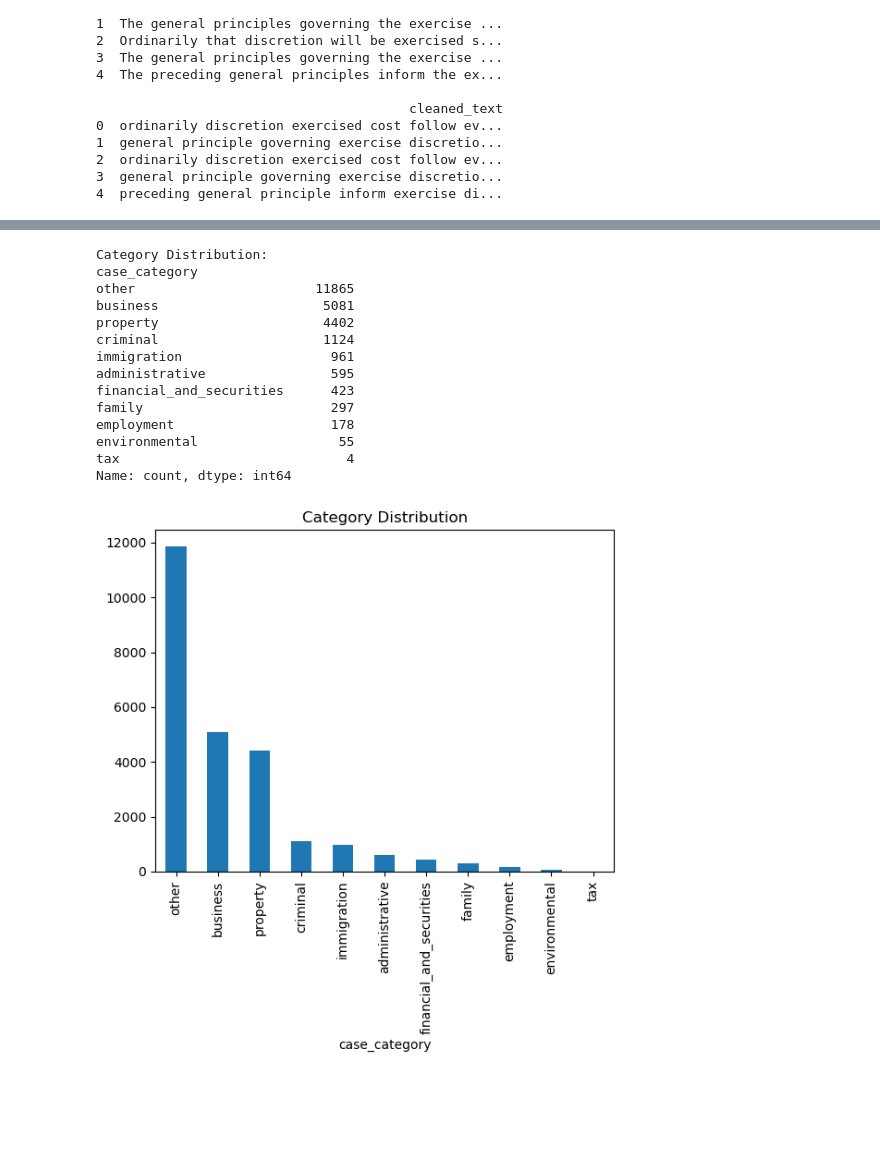
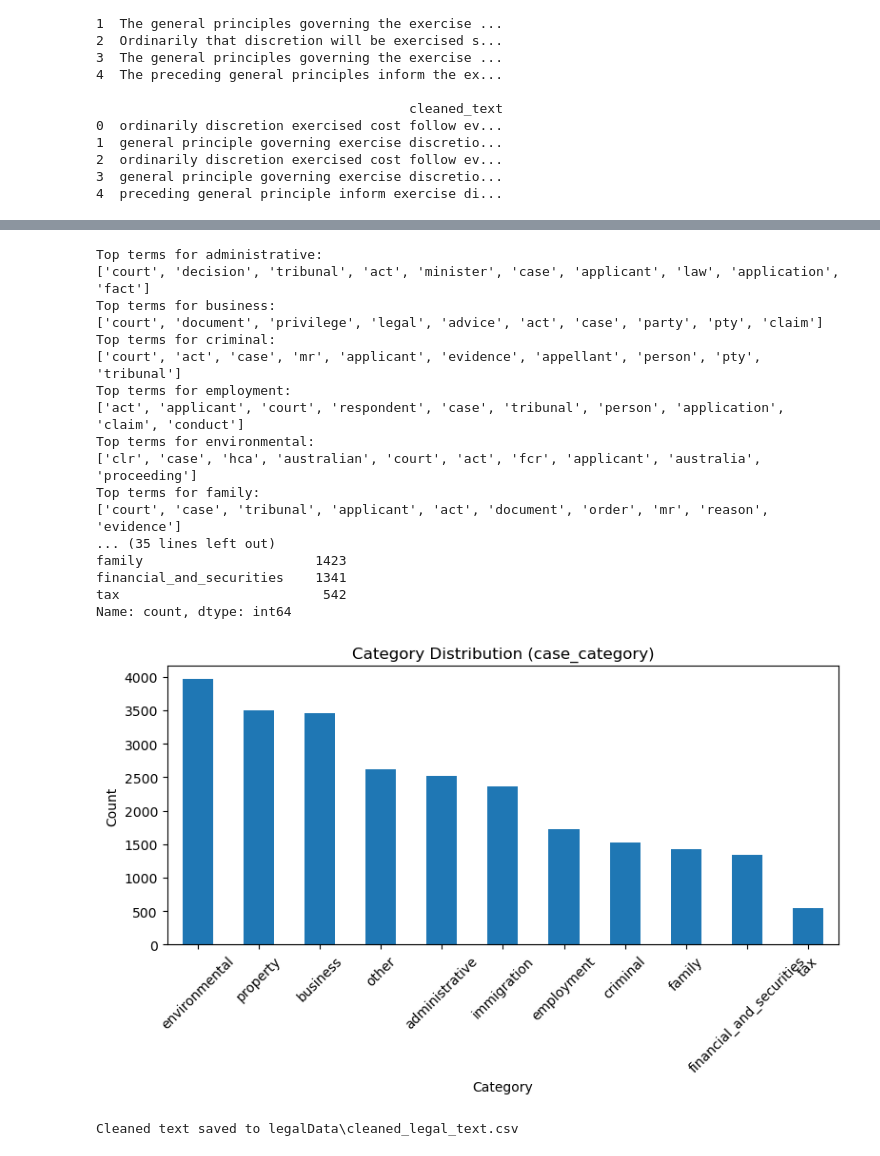
Before and after one commit to YoshiAligina/LegalTextClassification, a Jupyter notebook: FInalProj/main.ipynb, the cells around one changed output, grey strips where cells are left out. Drawn from its saved outputs; the diff is of its cells as text; code cells hidden in the pictures; blank space fills up the shorter version.

```diff
--- a/FInalProj/main.ipynb
+++ b/FInalProj/main.ipynb
@@ -139,26 +178,53 @@ Name: count, dtype: int64
 # %%
-def evaluate_category_distribution(df):
-    category_counts = df['case_category'].value_counts()
-    print("Category Distribution:")
-    print(category_counts)
-    category_counts.plot(kind='bar', title='Category Distribution')
-    plt.show()
+output_dir = 'legalData'
+category_texts = df.groupby('case_category')['cleaned_text'].apply(' '.join)
+tfidf_keywords = TfidfVectorizer(max_features=50, stop_words='english')
+tfidf_matrix_keywords = tfidf_keywords.fit_transform(category_texts)
 
+feature_names = tfidf_keywords.get_feature_names_out()
+updated_keywords = {}
+for i, category in enumerate(category_texts.index):
+    print(f"Top terms for {category}:")
+    sorted_indices = tfidf_matrix_keywords[i].toarray().argsort()[0][::-1]
+    top_terms = [feature_names[idx] for idx in sorted_indices[:10]]
+    print(top_terms)
+    if category in keywords:
+        updated_keywords[category] = list(set(keywords[category] + top_terms))
+    else:
+        updated_keywords[category] = top_terms
+
+keywords = updated_keywords
+keywords_file = os.path.join(output_dir, 'updated_keywords.json')
+with open(keywords_file, 'w') as f:
+    json.dump(keywords, f, indent=4)
+print(f"Updated keywords saved to {keywords_file}")
+
+df['case_category'] = df['cleaned_text'].apply(assign_category)
+print("Categories reassigned after updating keywords:")
+print(df['case_category'].value_counts())
 evaluate_category_distribution(df)
+
+output_file = os.path.join(output_dir, 'cleaned_legal_text.csv')
+df[['case_text', 'cleaned_text', 'case_category']].to_csv(output_file, index=False)
+print(f"Cleaned text saved to {output_file}")
 # %% [output]
-Category Distribution:
-case_category
-other                       11865
-business                     5081
-property                     4402
-criminal                     1124
-immigration                   961
-administrative                595
-financial_and_securities      423
-family                        297
-employment                    178
-environmental                  55
-tax                             4
+Top terms for administrative:
+['court', 'decision', 'tribunal', 'act', 'minister', 'case', 'applicant', 'law', 'application', 'fact']
+Top terms for business:
+['court', 'document', 'privilege', 'legal', 'advice', 'act', 'case', 'party', 'pty', 'claim']
+Top terms for criminal:
+['court', 'act', 'case', 'mr', 'applicant', 'evidence', 'appellant', 'person', 'pty', 'tribunal']
+Top terms for employment:
+['act', 'applicant', 'court', 'respondent', 'case', 'tribunal', 'person', 'application', 'claim', 'conduct']
+Top terms for environmental:
+['clr', 'case', 'hca', 'australian', 'court', 'act', 'fcr', 'applicant', 'australia', 'proceeding']
+Top terms for family:
+['court', 'case', 'tribunal', 'applicant', 'act', 'document', 'order', 'mr', 'reason', 'evidence']
+... (35 lines left out)
+family                      1423
+financial_and_securities    1341
+tax                          542
 Name: count, dtype: int64
-[figure, old version]
+[figure, new version]
+Cleaned text saved to legalData\cleaned_legal_text.csv
 # %%
```
Also changed, not shown: parts of 14 cells of this notebook.
